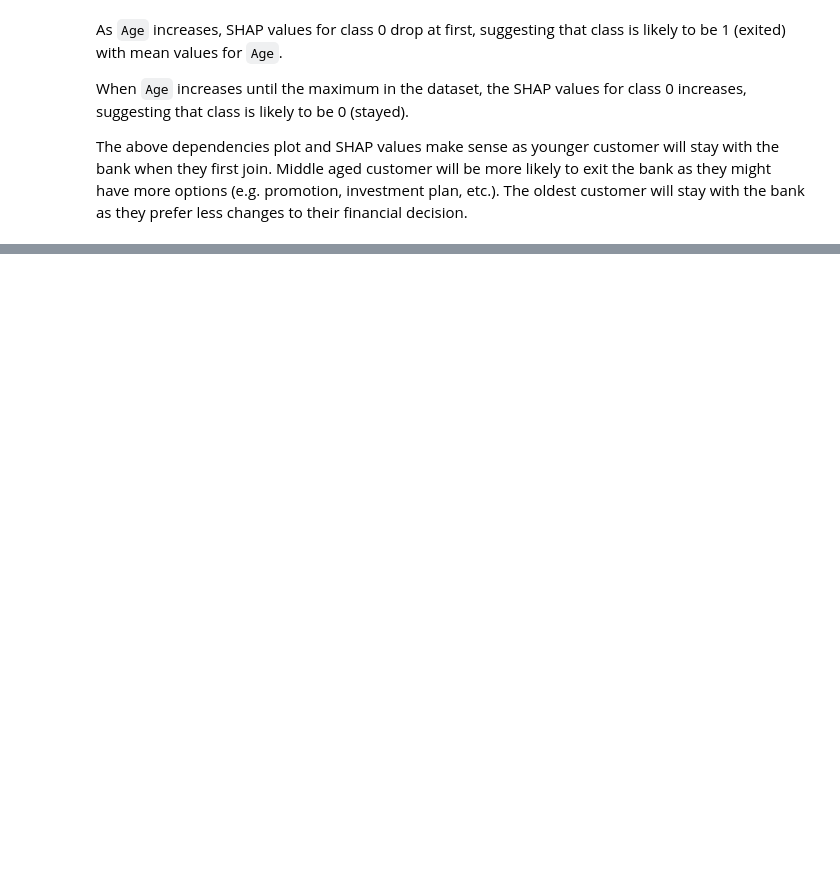
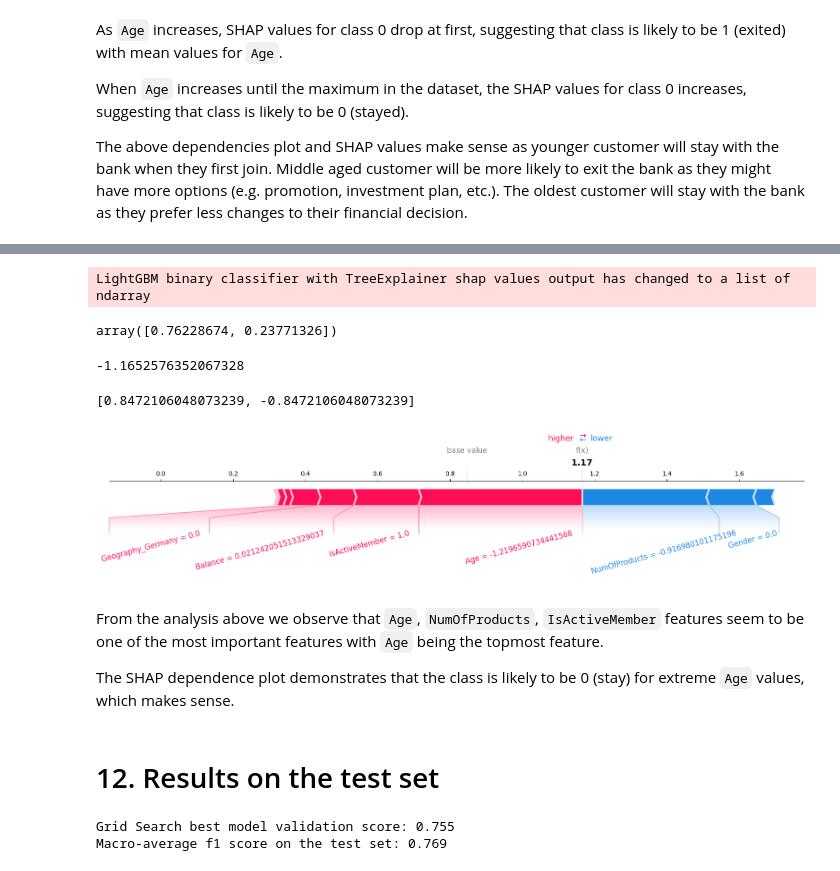
Before and after one commit to caesarw0/churn-prediction, a Jupyter notebook: churn_prediction.ipynb, the cells around one changed output, grey strips where cells are left out. Cells and saved outputs as stored; diff of their text form; code cells hidden in the pictures; blank space fills up the shorter version.

```diff
--- a/churn_prediction.ipynb
+++ b/churn_prediction.ipynb
@@ -920,0 +929,54 @@ shap.summary_plot(lgbm_shap_values[0], X_train_enc)
+# %%
+X_test_enc = pd.DataFrame(
+    data=preprocessor.transform(X_test),
+    columns=feature_names,
+    index=X_test.index,
+)
+
+test_lgbm_shap_values = lgbm_explainer.shap_values(X_test_enc)
+# %% [output]
+LightGBM binary classifier with TreeExplainer shap values output has changed to a list of ndarray
+# %%
+lgbm_tuned.predict_proba(X_test_enc)[1]
+# %% [output]
+array([0.76228674, 0.23771326])
+# %%
+lgbm_tuned.predict(X_test_enc, raw_score=True)[1]
+# %% [output]
+-1.1652576352067328
+# %%
+lgbm_explainer.expected_value
+# %% [output]
+[0.8472106048073239, -0.8472106048073239]
+# %%
+shap.force_plot(
+    lgbm_explainer.expected_value[0],
+    test_lgbm_shap_values[0][1, :],
+    X_test_enc.iloc[1, :],
+    matplotlib=True,
+    text_rotation=15
+)
+# %% [output]
+[figure, added]
+# %% [markdown]
+From the analysis above we observe that `Age`, `NumOfProducts`, `IsActiveMember` features seem to be one of the most important features with `Age` being the topmost feature.
+
+The SHAP dependence plot demonstrates that the class is likely to be 0 (stay) for extreme `Age` values, which makes sense.
+# %% [markdown]
+# 12. Results on the test set
+# %%
+from sklearn.metrics import f1_score
+
+best_model = random_search_lgbm.best_estimator_
+print(
+    "Grid Search best model validation score: %0.3f" % (random_search_lgbm.best_score_)
+)
+
+predictions = best_model.predict(X_test)
+print(
+    "Macro-average f1 score on the test set: %0.3f"
+    % (f1_score(y_test, predictions, average="macro"))
+)
+# %% [output]
+Grid Search best model validation score: 0.755
+Macro-average f1 score on the test set: 0.769
```
Also changed, not shown: parts of 38 cells of this notebook.
